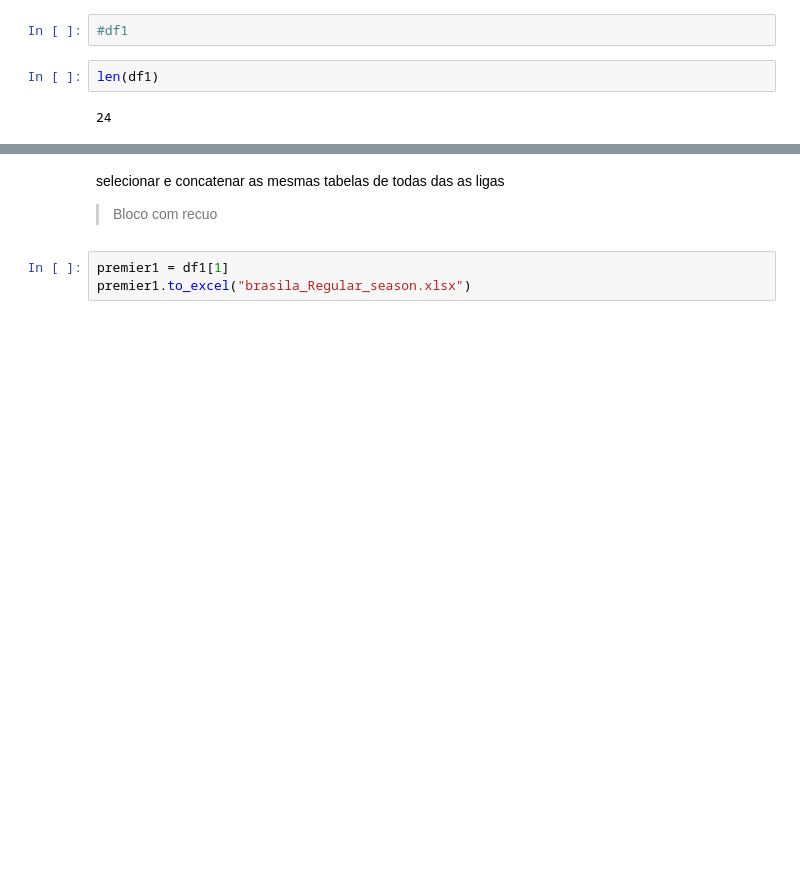
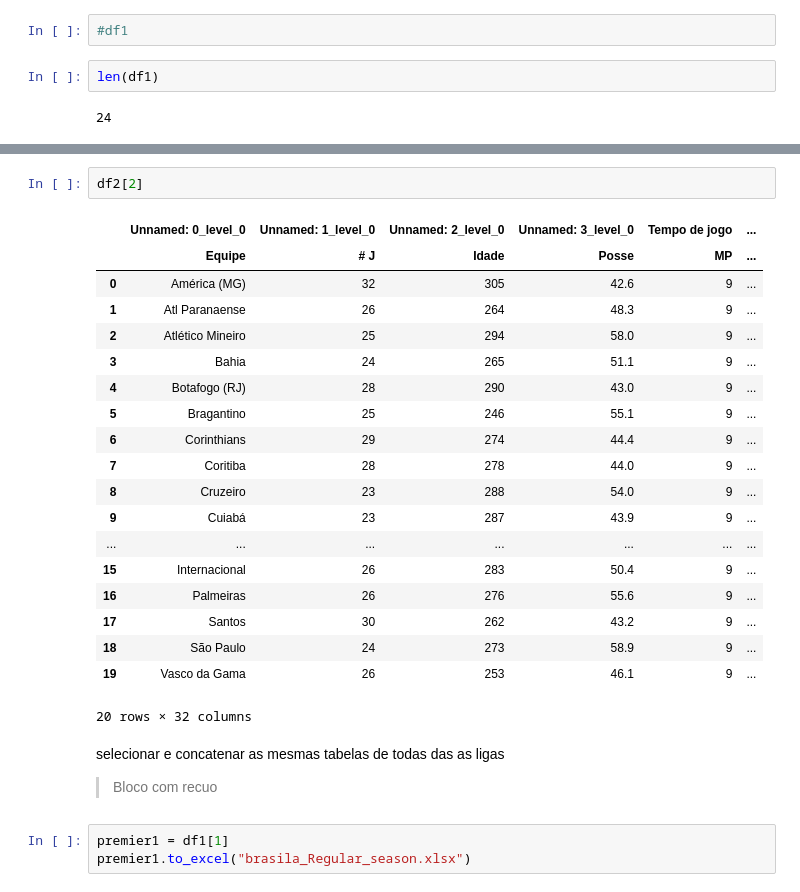
Before and after one commit to bola1318/base_de_dados, a Jupyter notebook: BrasileiroA_tabela.ipynb, the cells around one changed output, grey strips where cells are left out. Cells and saved outputs as stored; diff of their text form; blank space fills up the shorter version.

```diff
--- a/BrasileiroA_tabela.ipynb
+++ b/BrasileiroA_tabela.ipynb
@@ -60,4 +62,26 @@ df1[1] #Regular season
 20 rows × 28 columns
+# %%
+df2[2]
+# %% [output]
+|  | Unnamed: 0_level_0 | Unnamed: 1_level_0 | Unnamed: 2_level_0 | Unnamed: 3_level_0 | Tempo de jogo | ... |
+|  | Equipe | # J | Idade | Posse | MP | ... |
+| 0 | América (MG) | 32 | 305 | 42.6 | 9 | ... |
+| 1 | Atl Paranaense | 26 | 264 | 48.3 | 9 | ... |
+| 2 | Atlético Mineiro | 25 | 294 | 58.0 | 9 | ... |
+| 3 | Bahia | 24 | 265 | 51.1 | 9 | ... |
+| 4 | Botafogo (RJ) | 28 | 290 | 43.0 | 9 | ... |
+| 5 | Bragantino | 25 | 246 | 55.1 | 9 | ... |
+| 6 | Corinthians | 29 | 274 | 44.4 | 9 | ... |
+| 7 | Coritiba | 28 | 278 | 44.0 | 9 | ... |
+| 8 | Cruzeiro | 23 | 288 | 54.0 | 9 | ... |
+| 9 | Cuiabá | 23 | 287 | 43.9 | 9 | ... |
+| ... | ... | ... | ... | ... | ... | ... |
+| 15 | Internacional | 26 | 283 | 50.4 | 9 | ... |
+| 16 | Palmeiras | 26 | 276 | 55.6 | 9 | ... |
+| 17 | Santos | 30 | 262 | 43.2 | 9 | ... |
+| 18 | São Paulo | 24 | 273 | 58.9 | 9 | ... |
+| 19 | Vasco da Gama | 26 | 253 | 46.1 | 9 | ... |
+20 rows × 32 columns
 # %% [markdown]
 selecionar e concatenar as mesmas tabelas de todas das as ligas
 
```
Also changed, not shown: parts of 26 cells of this notebook.
